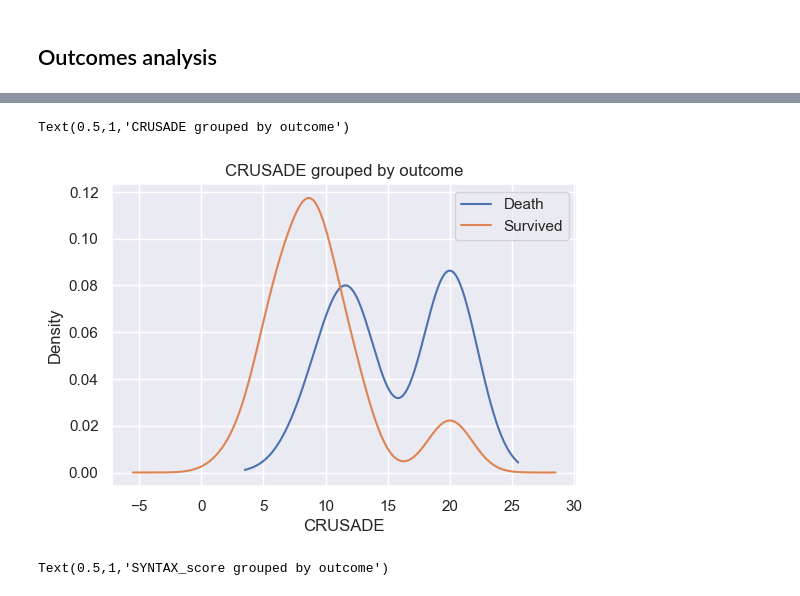
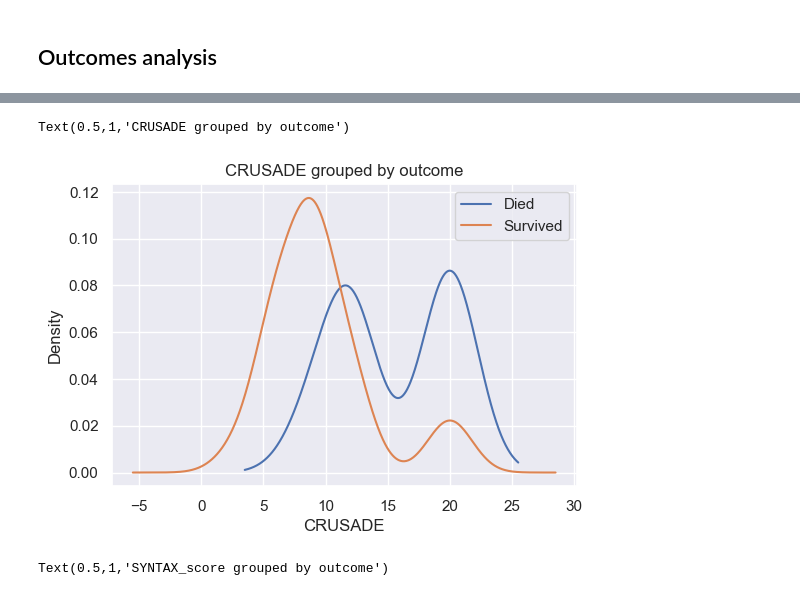
Before and after one commit to AlexShein/anticoagulants, a Jupyter notebook: Rivaroxaban_analysis.ipynb, the cells around one changed output, grey strips where cells are left out. Drawn from its saved outputs; the diff is of its cells as text; code cells hidden in the pictures.

```diff
--- a/Rivaroxaban_analysis.ipynb
+++ b/Rivaroxaban_analysis.ipynb
@@ -406,12 +417,12 @@ Text(0.5,1,'Age grouped by outcome')
 # %%
 fig, ax = plt.subplots()
 df2.groupby("Outcome").CRUSADE.plot(kind='kde')
-ax.legend(["Death", "Survived"]);
+ax.legend(["Died", "Survived"])
 ax.set_xlabel('CRUSADE')
 ax.set_title('CRUSADE grouped by outcome')
 # %% [output]
 Text(0.5,1,'CRUSADE grouped by outcome')
-[figure, old version]
+[figure, new version]
 # %%
 fig, ax = plt.subplots()
 df2.groupby("Outcome").SYNTAX_score.plot(kind='kde')
```
Also changed, not shown: parts of 9 cells of this notebook.
